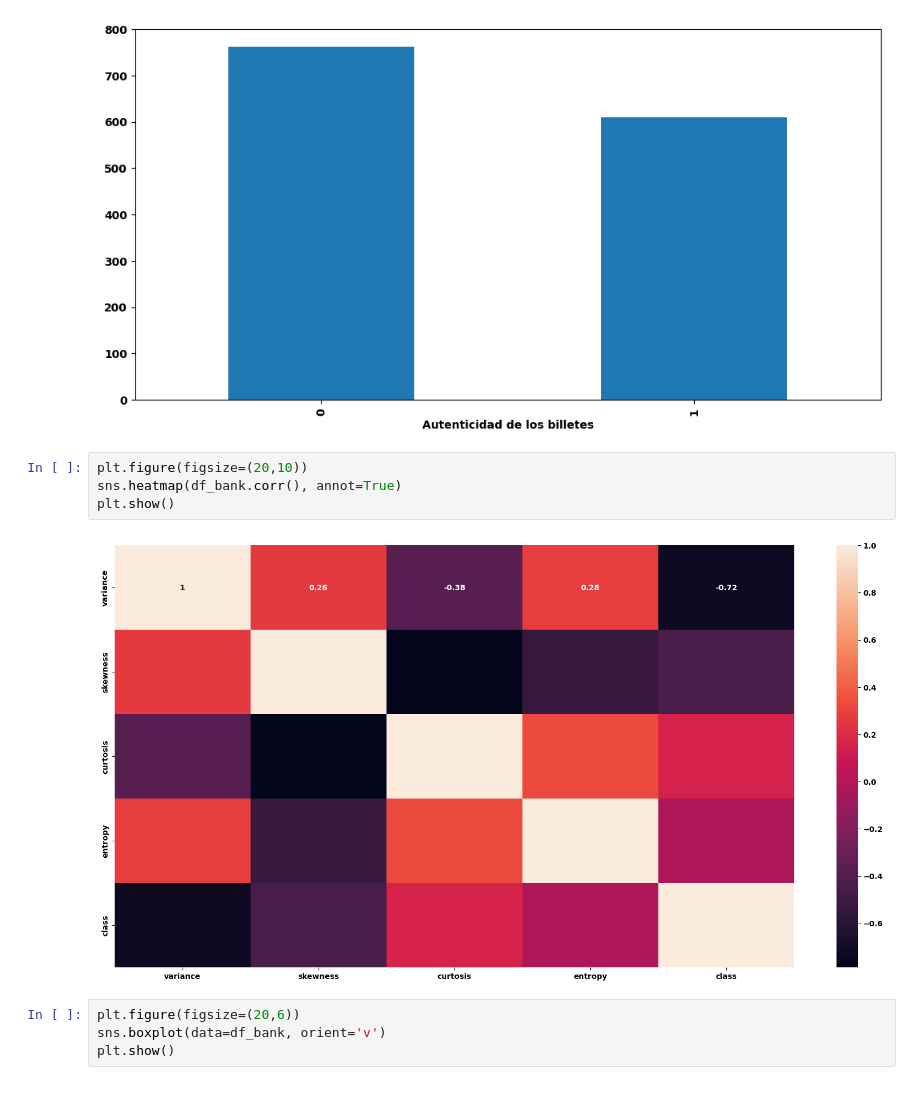
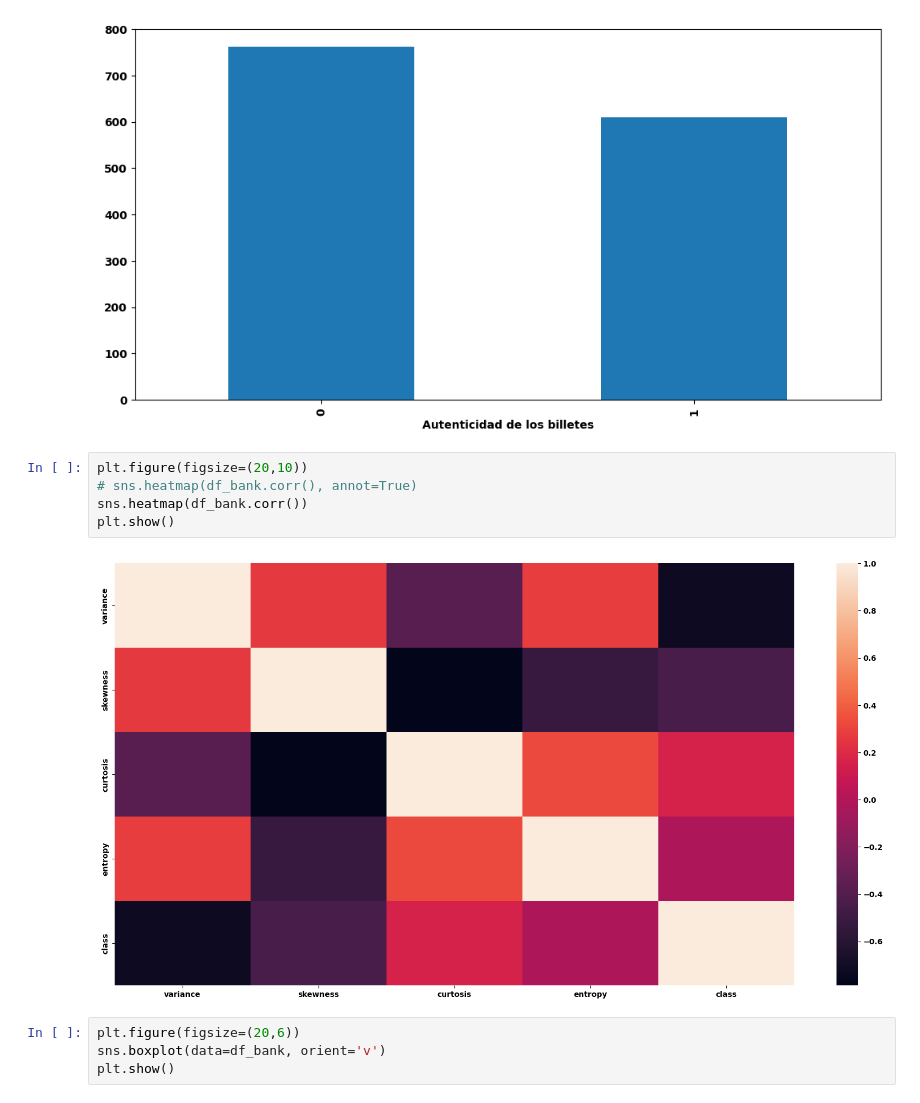
Before and after one commit to AlejandroSanchezMonzon/Analisis-Datos-BIGDATA-2023-2024, a Jupyter notebook: ProyectoFinal/Proyecto-Final-ASM.ipynb, the cells around one changed output. Saved outputs shown, nothing was run; the diff lists cells and outputs as text.

```diff
--- a/ProyectoFinal/Proyecto-Final-ASM.ipynb
+++ b/ProyectoFinal/Proyecto-Final-ASM.ipynb
@@ -73,10 +97,11 @@ plt.show()
 [figure]
 # %%
 plt.figure(figsize=(20,10))
-sns.heatmap(df_bank.corr(), annot=True)
+# sns.heatmap(df_bank.corr(), annot=True)
+sns.heatmap(df_bank.corr())
 plt.show()
 # %% [output]
-[figure, old version]
+[figure, new version]
 # %%
 plt.figure(figsize=(20,6))
 sns.boxplot(data=df_bank, orient='v')
```
Also changed, not shown: parts of 39 cells of this notebook.
